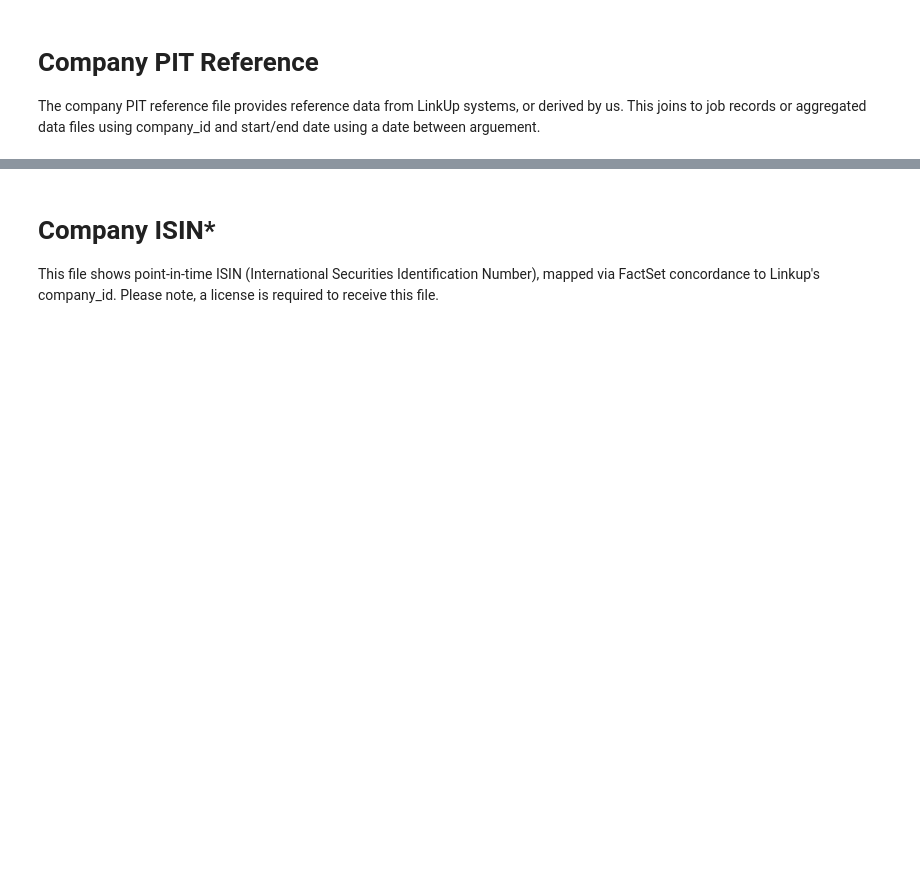
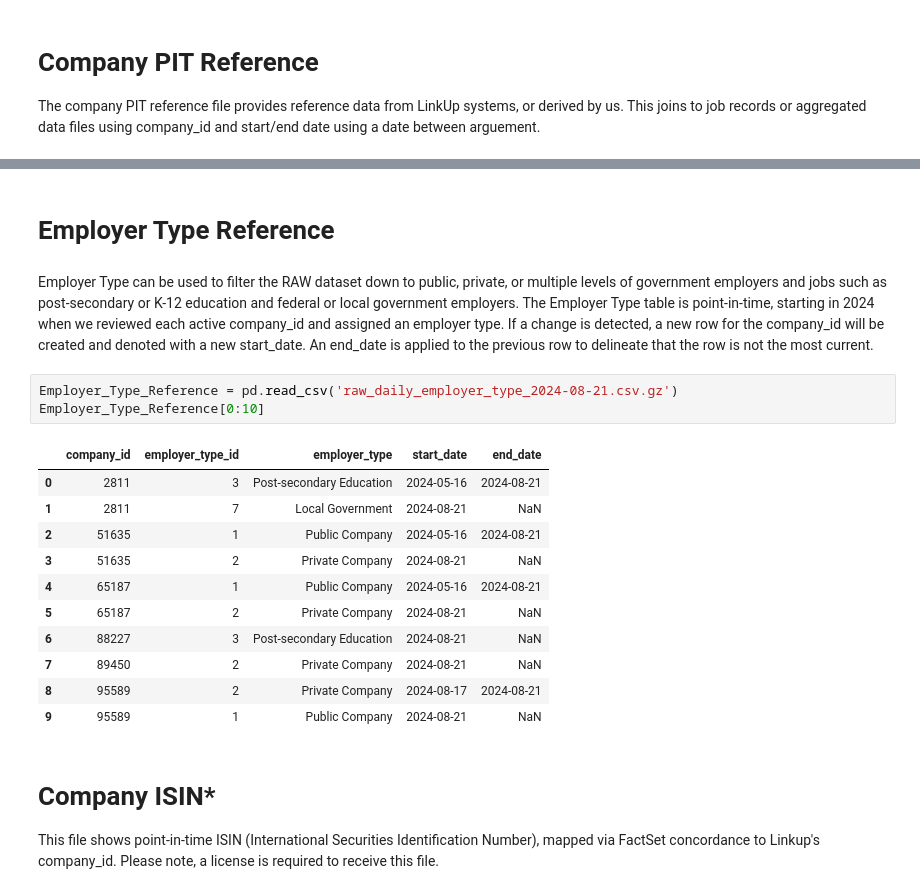
Before and after one commit to LinkUp/Job-Market-Data, a Jupyter notebook: Product Documentation/Product Onboarding.ipynb, the cells around one changed output, grey strips where cells are left out. Saved outputs shown, nothing was run; the diff lists cells and outputs as text; blank space fills up the shorter version.

```diff
--- a/Product Documentation/Product Onboarding.ipynb
+++ b/Product Documentation/Product Onboarding.ipynb
@@ -118,6 +142,26 @@ CompanyPITRef[26:41]
 | 38 | 22 | 2016-02-24 | NaN | Donaldson Companies | http://www.donaldson.com | OZE6KXY9QQPR8EJ8WL20 | 4295903872 | 336390.0 |
 | 39 | 23 | 2005-01-17 | 2016-02-23 | Ceridian Corporation | http://www.ceridian.com | NaN | NaN | NaN |
 | 40 | 23 | 2016-02-24 | NaN | Ceridian Corporation | http://www.ceridian.com | 549300XZEPZ1TK0ML932 | 4295903685 | 541214.0 |
+# %% [markdown]
+# Employer Type Reference
+# %% [markdown]
+Employer Type can be used to filter the RAW dataset down to public, private, or multiple levels of government employers and jobs such as post-secondary or K-12 education and federal or local government employers.
+The Employer Type table is point-in-time, starting in 2024 when we reviewed each active company_id and assigned an employer type. If a change is detected, a new row for the company_id will be created and denoted with a new start_date. An end_date is applied to the previous row to delineate that the row is not the most current.
+# %%
+Employer_Type_Reference = pd.read_csv('raw_daily_employer_type_2024-08-21.csv.gz')
+Employer_Type_Reference[0:10]
+# %% [output]
+|  | company_id | employer_type_id | employer_type | start_date | end_date |
+| 0 | 2811 | 3 | Post-secondary Education | 2024-05-16 | 2024-08-21 |
+| 1 | 2811 | 7 | Local Government | 2024-08-21 | NaN |
+| 2 | 51635 | 1 | Public Company | 2024-05-16 | 2024-08-21 |
+| 3 | 51635 | 2 | Private Company | 2024-08-21 | NaN |
+| 4 | 65187 | 1 | Public Company | 2024-05-16 | 2024-08-21 |
+| 5 | 65187 | 2 | Private Company | 2024-08-21 | NaN |
+| 6 | 88227 | 3 | Post-secondary Education | 2024-08-21 | NaN |
+| 7 | 89450 | 2 | Private Company | 2024-08-21 | NaN |
+| 8 | 95589 | 2 | Private Company | 2024-08-17 | 2024-08-21 |
+| 9 | 95589 | 1 | Public Company | 2024-08-21 | NaN |
 # %% [markdown]
 # Company ISIN*
 
```
Also changed, not shown: parts of 3 cells of this notebook.
